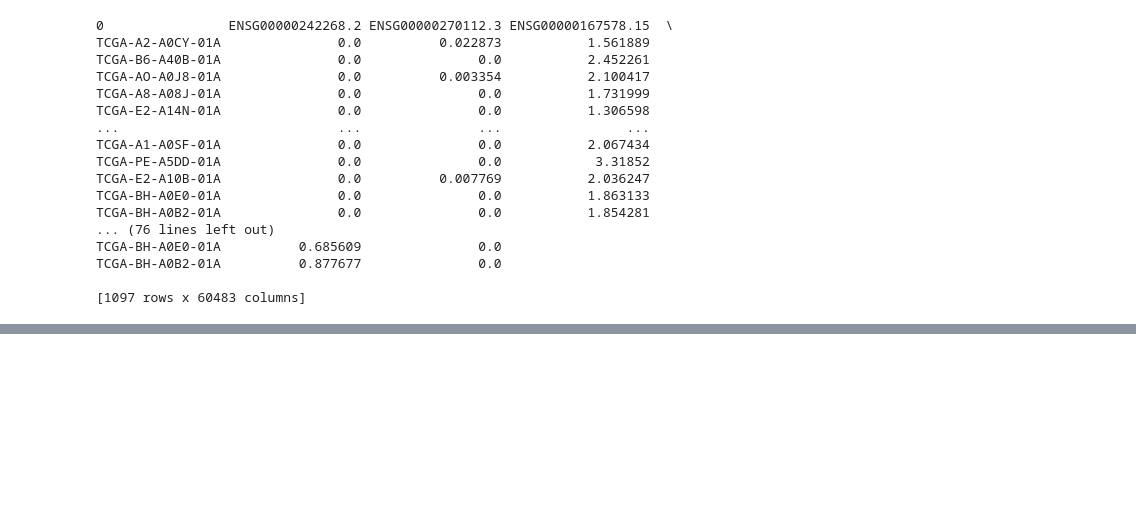
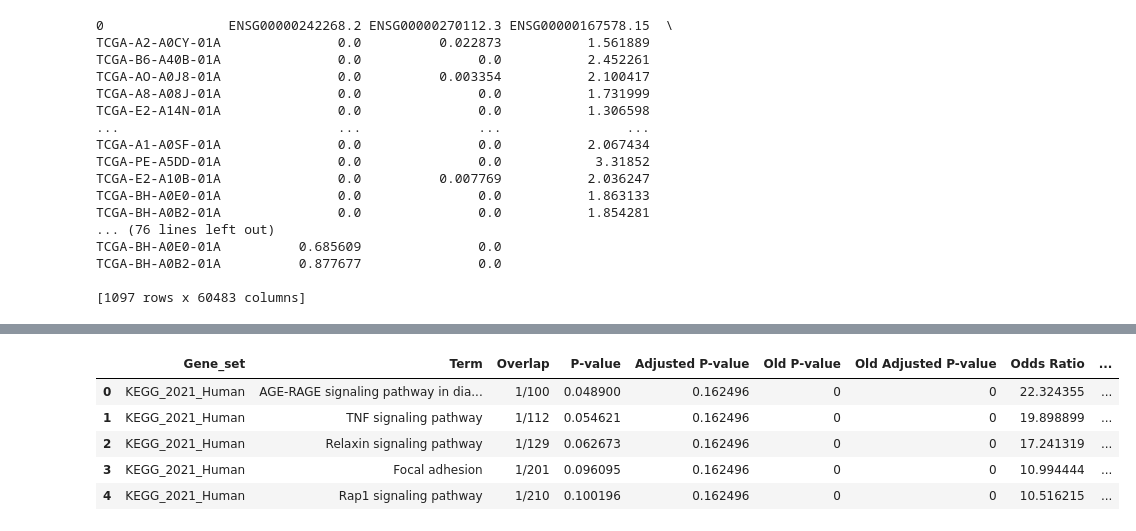
Before and after one commit to aajusah98/intro-bio-life-science-project, a Jupyter notebook: intro-bio-life-science-project-report.ipynb, the cells around one changed output, grey strips where cells are left out. Saved outputs shown, nothing was run; the diff lists cells and outputs as text; code cells hidden in the pictures; blank space fills up the shorter version.

```diff
--- a/intro-bio-life-science-project-report.ipynb
+++ b/intro-bio-life-science-project-report.ipynb
@@ -307,0 +589,9 @@ TCGA-BH-A0B2-01A          0.877677               0.0
+# %%
+enrichr_results.results.head()
+# %% [output]
+|  | Gene_set | Term | Overlap | P-value | Adjusted P-value | Old P-value | Old Adjusted P-value | Odds Ratio | ... |
+| 0 | KEGG_2021_Human | AGE-RAGE signaling pathway in dia... | 1/100 | 0.048900 | 0.162496 | 0 | 0 | 22.324355 | ... |
+| 1 | KEGG_2021_Human | TNF signaling pathway | 1/112 | 0.054621 | 0.162496 | 0 | 0 | 19.898899 | ... |
+| 2 | KEGG_2021_Human | Relaxin signaling pathway | 1/129 | 0.062673 | 0.162496 | 0 | 0 | 17.241319 | ... |
+| 3 | KEGG_2021_Human | Focal adhesion | 1/201 | 0.096095 | 0.162496 | 0 | 0 | 10.994444 | ... |
+| 4 | KEGG_2021_Human | Rap1 signaling pathway | 1/210 | 0.100196 | 0.162496 | 0 | 0 | 10.516215 | ... |
```
Also changed, not shown: parts of 25 cells of this notebook.
